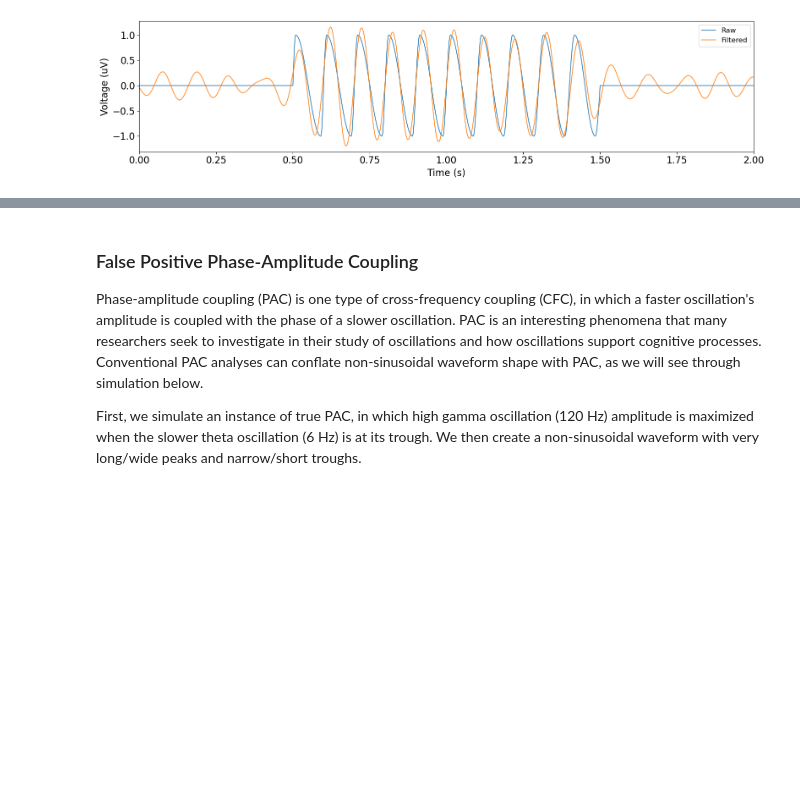
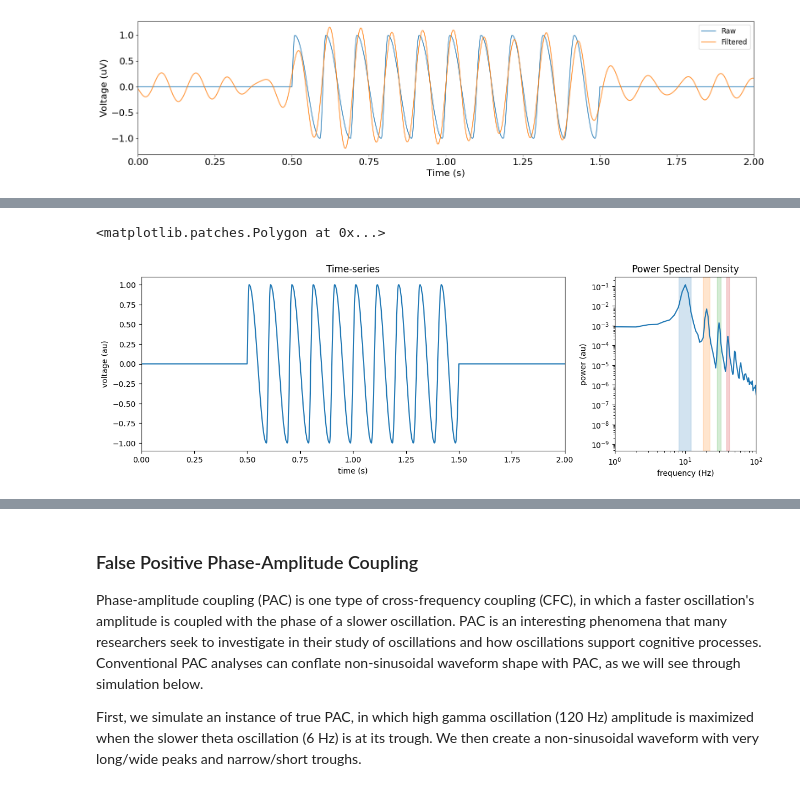
Before and after one commit to voytekresearch/spr, a Jupyter notebook: tutorials/02_bycycle/bycycle_00-Introduction.ipynb, the cells around one changed output, grey strips where cells are left out. Cells and saved outputs as stored; diff of their text form; code cells hidden in the pictures; blank space fills up the shorter version.

Commit message:
added frequency misinterpretations for narrowband filt

```diff
--- a/tutorials/02_bycycle/bycycle_00-Introduction.ipynb
+++ b/tutorials/02_bycycle/bycycle_00-Introduction.ipynb
@@ -185,0 +235,13 @@ plot_time_series(times, sig_filt, ax=ax, colors='C1', alpha=.8, xlim=(0, 2), lab
+# %%
+# compute power spectrum
+freq, spectrum = compute_spectrum(sig_periodic, fs)
+
+plot_signal_and_power(times, sig_periodic, freq, spectrum,
+                      title='', logscale=True, xlims=(0,2))
+plt.axvspan(8,12, alpha=0.2, color='C0') # highlight fundamental frequency
+plt.axvspan(18,22, alpha=0.2, color='C1') # highlight 2nd harmonic
+plt.axvspan(28,32, alpha=0.2, color='C2') # highlight 3rd harmonic
+plt.axvspan(38,42, alpha=0.2, color='C3') # highlight 4th harmonic
+# %% [output]
+<matplotlib.patches.Polygon at 0x...>
+[figure, added]
```
Also changed, not shown: parts of 9 cells of this notebook.
